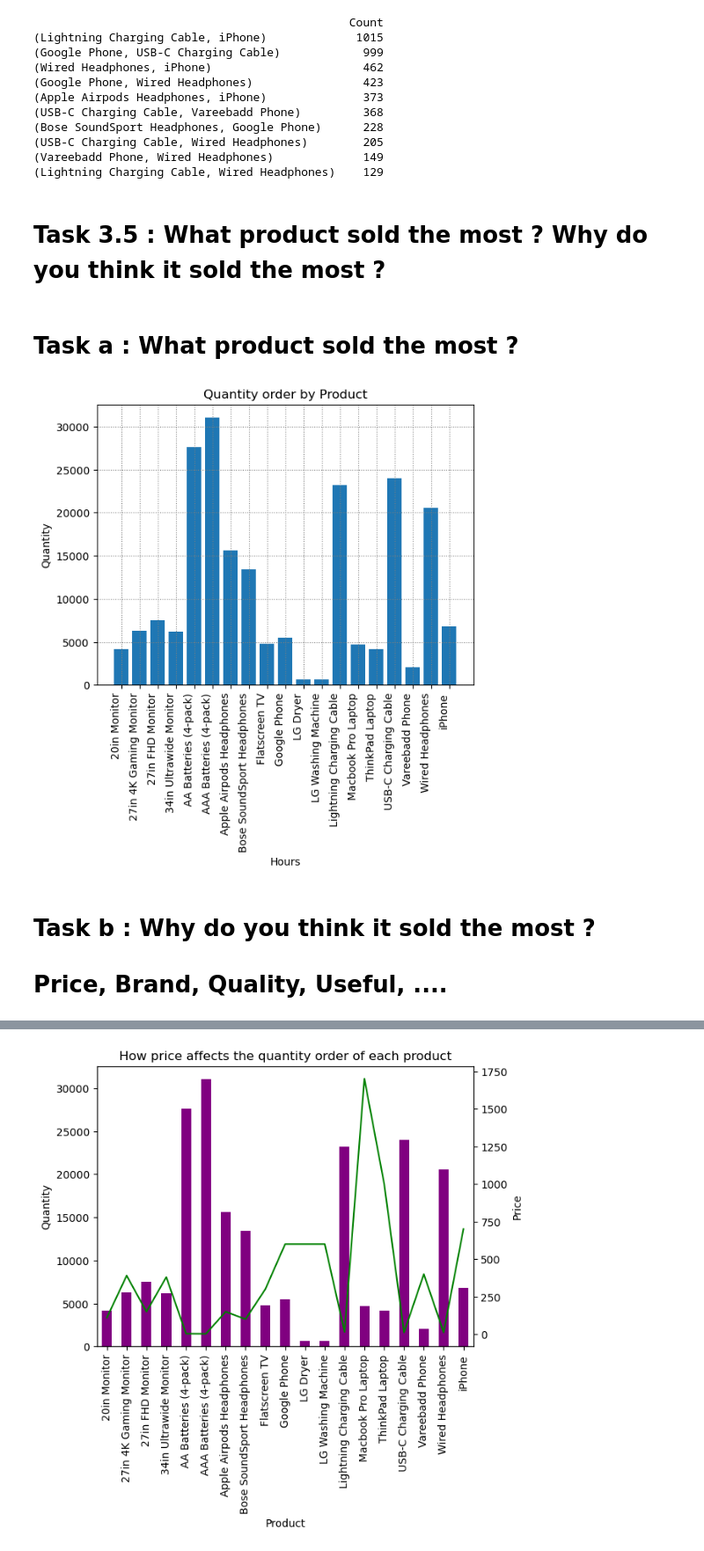
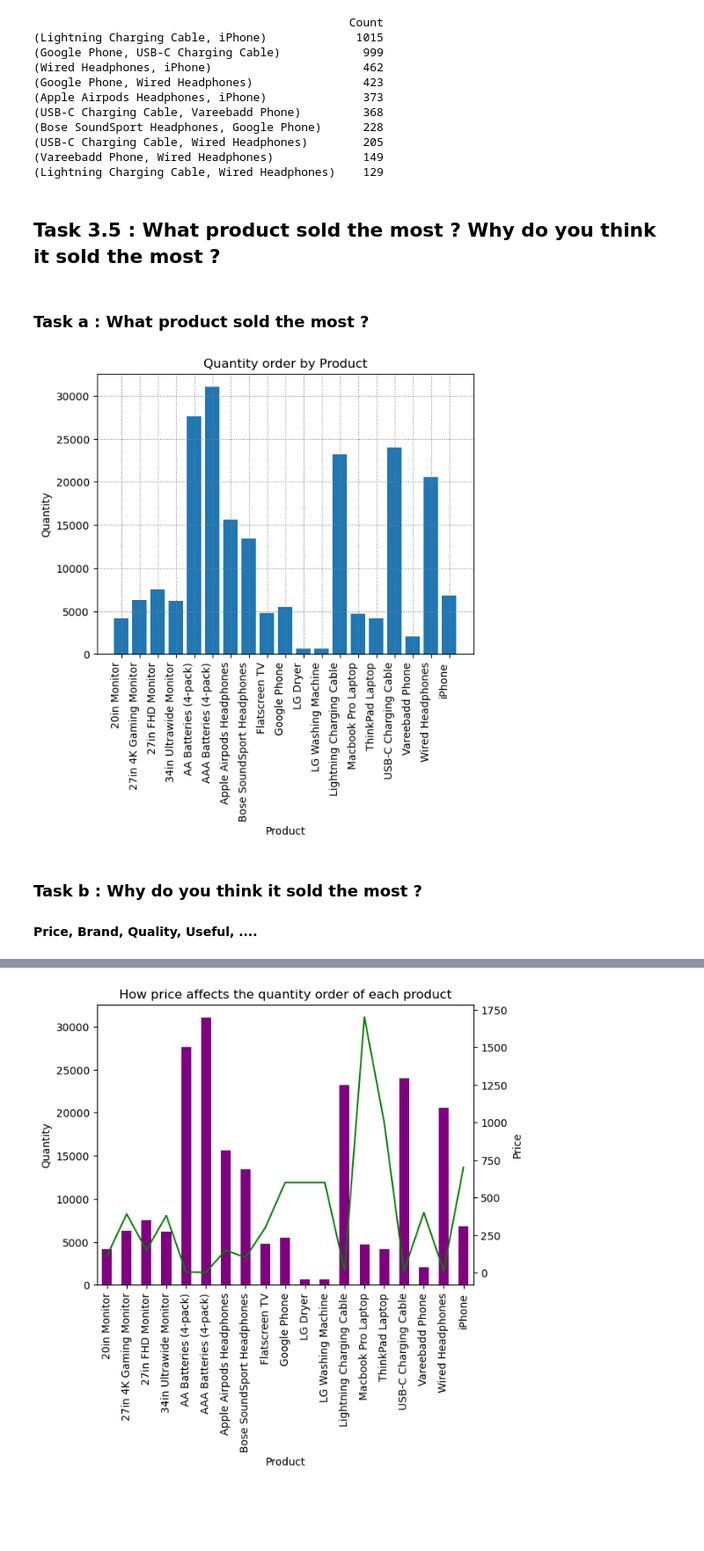
Before and after one commit to LongAndLe/Sale-Analyst-Report, a Jupyter notebook: Sale_Analyst.ipynb, the cells around one changed output, grey strips where cells are left out. Shown at 88% size. Cells and saved outputs as stored; diff of their text form; code cells hidden in the pictures; blank space fills up the shorter version.

```diff
--- a/Sale_Analyst.ipynb
+++ b/Sale_Analyst.ipynb
@@ -415,34 +416,34 @@ print(counts_df.head(10))
 (Vareebadd Phone, Wired Headphones)             149
 (Lightning Charging Cable, Wired Headphones)    129
 # %% [markdown]
-# Task 3.5 : What product sold the most ? Why do you think it sold the most ?
+## Task 3.5 : What product sold the most ? Why do you think it sold the most ?
 # %% [markdown]
-# Task a : What product sold the most ?
+### Task a : What product sold the most ?
 # %%
 # Create the Collum chart Quantity Ordered by Product
 
 quantity_order = df.groupby('Product')['Quantity Ordered'].sum()
 
 
 
 # Create Column chart
 plt.bar(quantity_order.index , quantity_order.values) # index = hours, values = sales in groupby hours in above
 
 plt.xticks(rotation=90, ha='right') # rotate 90 degree and align right
 
 # add a matte grid
 plt.grid(True, linestyle=':', color='gray')
 
 # add labels and title
-plt.xlabel('Hours')
+plt.xlabel('Product')
 plt.ylabel('Quantity')
 plt.title('Quantity order by Product')
 
 # display the chart
 plt.show()
 # %% [output]
-[figure, old version]
+[figure, new version]
 # %% [markdown]
-# Task b : Why do you think it sold the most ?
-# Price, Brand, Quality, Useful, ....
+### Task b : Why do you think it sold the most ?
+#### Price, Brand, Quality, Useful, ....
 # %% [markdown]
```
Also changed, not shown: parts of 13 cells of this notebook.
